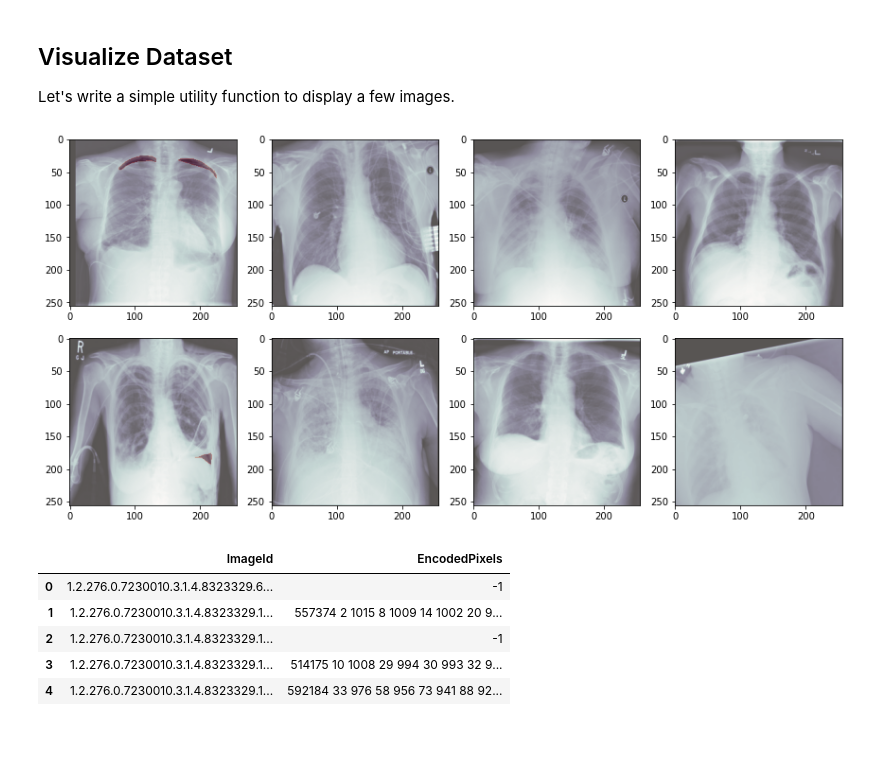
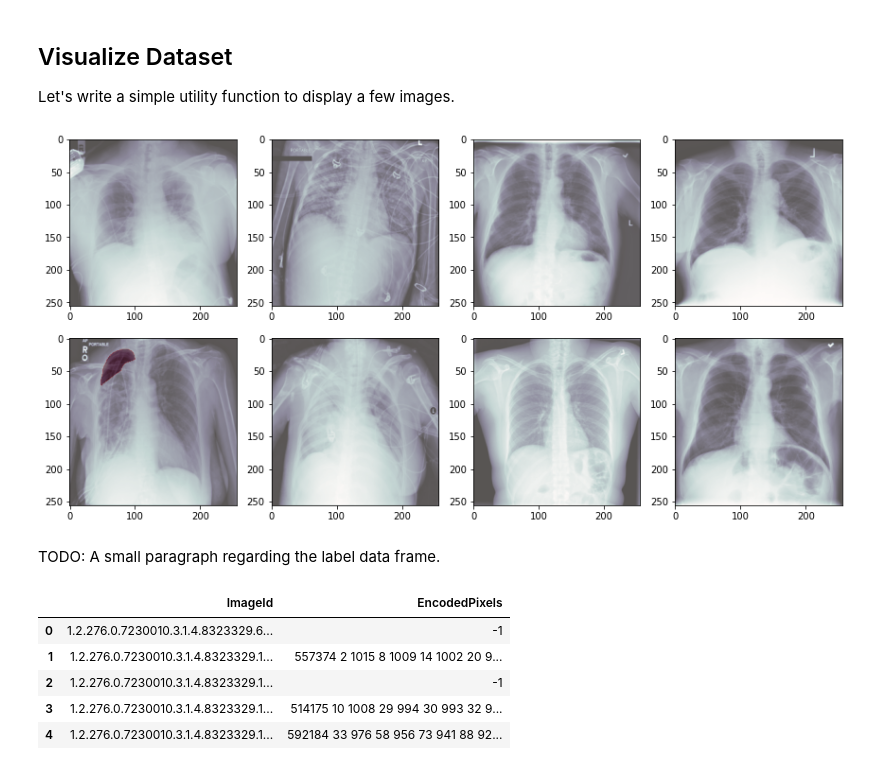
Before and after one commit to HabibMrad/Artificial-Intelligence-for-Medicine, a Jupyter notebook: pneumothorax_segmentation/Pneumothorax_Segmentation_Keras.ipynb, the cells around one changed output. Saved outputs shown, nothing was run; the diff lists cells and outputs as text; code cells hidden in the pictures; blank space fills up the shorter version.

```diff
--- a/pneumothorax_segmentation/Pneumothorax_Segmentation_Keras.ipynb
+++ b/pneumothorax_segmentation/Pneumothorax_Segmentation_Keras.ipynb
@@ -12,6 +13,7 @@
 import numpy as np
 import pandas as pd
 import matplotlib.pyplot as plt
+import seaborn as sns
 import pydicom
 import glob
 import random
@@ -21,7 +23,9 @@ import tensorflow as tf
 from tensorflow.keras.layers import Conv2D, MaxPooling2D, Conv2DTranspose, concatenate
 from tensorflow.keras import Model
 from tensorflow.keras import backend as K
+from tensorflow.keras import callbacks
 
+sns.set()
 %matplotlib inline
 # %% [markdown]
 ## Dataset
@@ -127,8 +133,8 @@ def generate_dataset(glob_pattern, labels, input_size=1024, output_size=256,
     print('\n')
 
     random.shuffle(data_files)
-    train_files = data_files[:train_size]
-    valid_files = data_files[train_size:]
+    train_files = data_files[:1000]
+    valid_files = data_files[1000:1250]
 
     print('generating training dataset')
     X_train, Y_train = helper(train_files)
@@ -171,11 +177,13 @@ def display_images(num_rows, num_cols, X, Y=None):
     plt.tight_layout()
     plt.show()
 # %%
-start = 1024
+start = 500
 end = start + 8
 display_images(num_cols=4, num_rows=2, X=X_train[start:end], Y=Y_train[start:end])
 # %% [output]
-[figure, old version]
+[figure, new version]
+# %% [markdown]
+TODO: A small paragraph regarding the label data frame.
 # %%
 lable_data = pd.read_csv(LABEL_INFO)
 lable_data.head(5)
```
Also changed, not shown: parts of 15 cells of this notebook, 1 other file.
